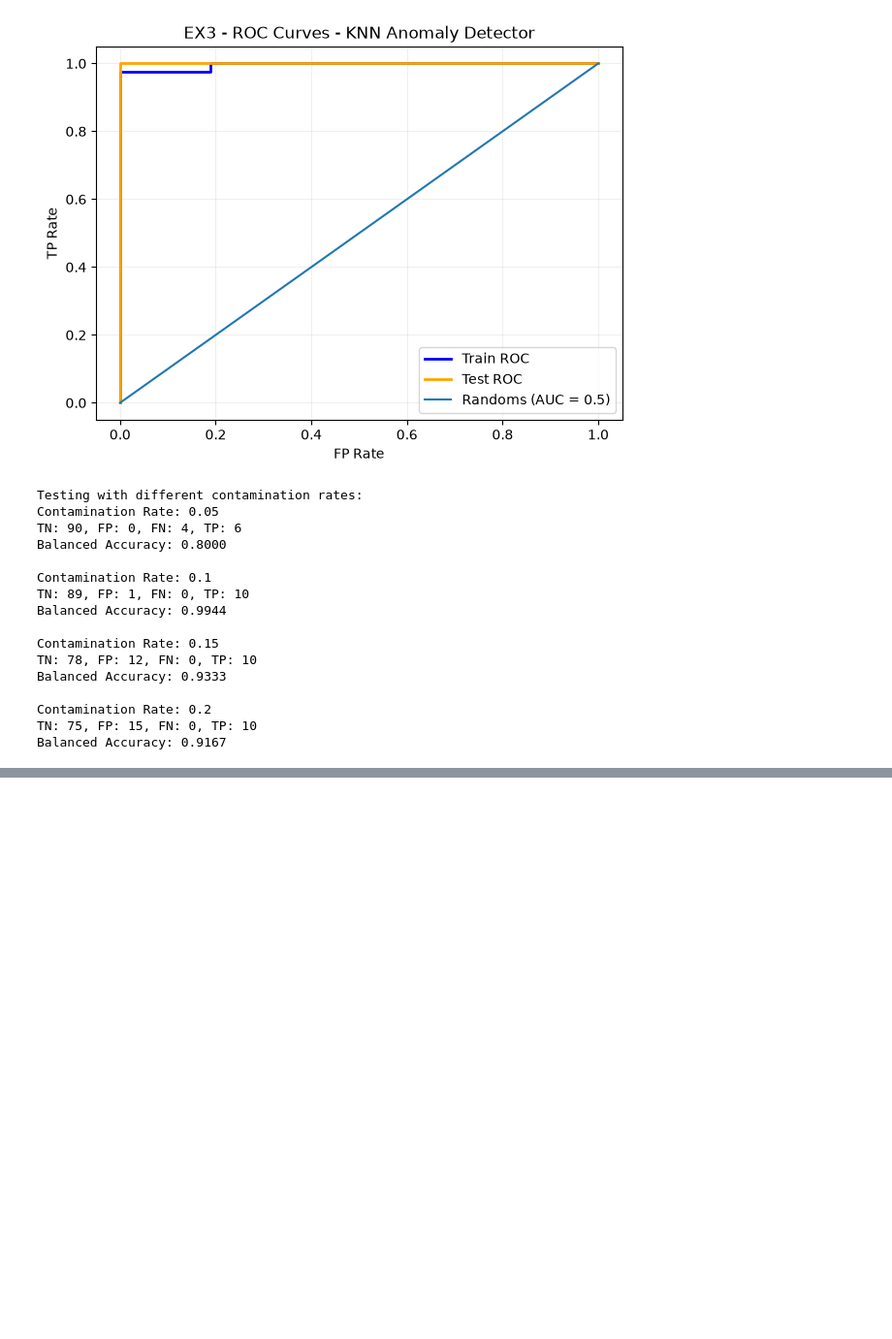
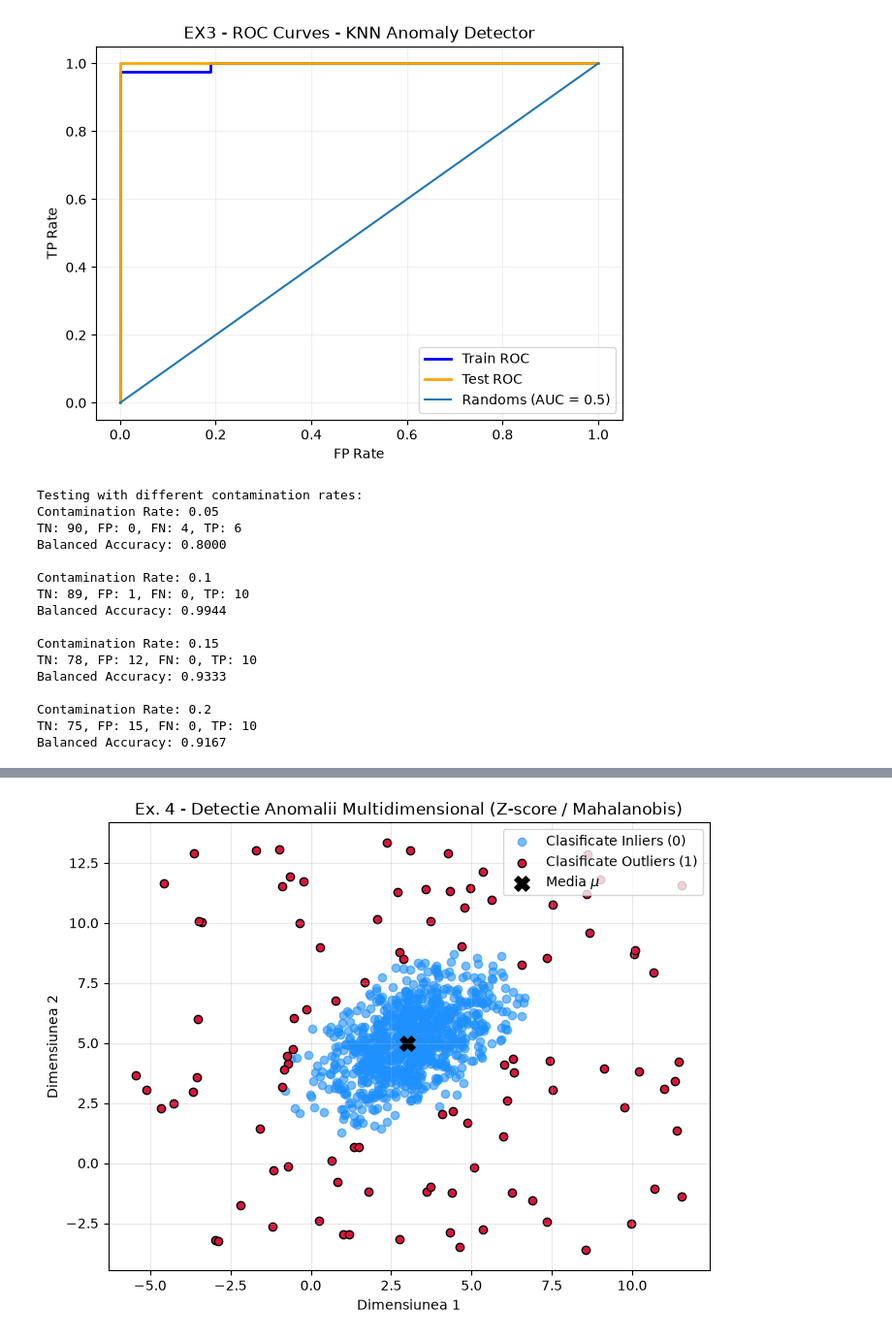
Before and after one commit to MoglanCal1n/UniBuc, a Jupyter notebook: AD/Lab1/lab1.ipynb, the cells around one changed output, grey strips where cells are left out. Shown at 97% size. Saved outputs shown, nothing was run; the diff lists cells and outputs as text; code cells hidden in the pictures; blank space fills up the shorter version.

Commit message:
feat: finalizat tema (cred might have to look over it again). pups

```diff
--- a/AD/Lab1/lab1.ipynb
+++ b/AD/Lab1/lab1.ipynb
@@ -131,0 +167,85 @@ X_train, _, Y_train, _ = generate_data(n_train=1000, n_features=1, contamination
+# %%
+# EX 4
+
+np.random.seed(42)  # pentru reproductibilitate
+
+n_samples = 1000
+contamination = 0.1
+n_outliers = int(n_samples * contamination)
+n_inliers = n_samples - n_outliers
+
+# vectorul medie mu ales arbitrar
+mu = np.array([3.0, 5.0])
+
+# folosim matricea de covarianta Sigma (simetrica si pozitiv definita cum a zis domnul Rusu la curs)
+
+Sigma = np.array([[2.0, 1.0], [1.0, 2.0]])
+
+# descompunerea Cholesky si generarea inliers ilor
+
+# Avem formula Sigma = L * L^T
+L = np.linalg.cholesky(Sigma)
+
+x_standard = np.random.randn(n_inliers, 2)
+
+# din acea formula putem scoate y = L* x + mu
+# pt o matrice de forma (N,2) avem
+# y = (L * X^T)^T + mu = x * L^T + mu
+
+y_inliers = x_standard @ L.T + mu
+
+# generam anomaliile
+
+# pct care nu respecta densitatea normala
+
+low_bound = mu - 4 * np.sqrt(np.diag(Sigma))
+high_bound = mu + 4 * np.sqrt(np.diag(Sigma))
+
+y_outliers = np.random.uniform(low=low_bound - 3, high= high_bound + 3, size=(n_outliers, 2))
+
+# combinam inliers si outliers
+
+x = np.vstack((y_inliers, y_outliers))
+
+y_true = np.hstack([np.zeros(n_inliers, dtype=int), np.ones(n_outliers, dtype=int)])
+
+# calculam z-scores miltidimensionale - distanta mahalanobis
+
+# z_i = sqrt((x_i - mu)^T * Sigma^-1 * (x_i - mu))
+
+inv_Sigma = np.linalg.inv(Sigma)
+
+diff = x - mu
+mahalanobis_sq = np.sum(diff @ inv_Sigma * diff, axis=1)
+
+
+z_scores = np.sqrt(mahalanobis_sq)
+
+# calculam pragul cu np,quantile()
+
+threshold = np.percentile(z_scores, (1 - contamination) * 100)
+
+print(f"Pragul pentru Z-scores multidimensionali este {threshold:.4f}")
+
+y_pred = (z_scores > threshold).astype(int)
+
+# evaluam performanta - pentru ultima oara la aceasta tema
+
+tn, fp, fn, tp = confusion_matrix(y_true, y_pred).ravel()
+bal_acc = balanced_accuracy_score(y_true, y_pred)
+
+print(f"TN: {tn}, FP: {fp}, FN: {fn}, TP: {tp}")
+print(f"Balanced Accuracy: {bal_acc:.4f}\n")
+
+# haideti sa si vizualizam datele ca am capu greu si inteleg mai greu aiae
+plt.figure(figsize=(8, 6))
+plt.scatter(x[y_pred == 0, 0], x[y_pred == 0, 1], c='dodgerblue', alpha=0.6, label='Clasificate Inliers (0)')
+plt.scatter(x[y_pred == 1, 0], x[y_pred == 1, 1], c='crimson', edgecolors='k', label='Clasificate Outliers (1)')
+plt.scatter(mu[0], mu[1], c='black', marker='X', s=120, label=r'Media $\mu$')
+plt.title("Ex. 4 - Detectie Anomalii Multidimensional (Z-score / Mahalanobis)")
+plt.xlabel("Dimensiunea 1")
+plt.ylabel("Dimensiunea 2")
+plt.legend()
+plt.grid(True, alpha=0.3)
+plt.show()
+# %% [output]
@@ -131,0 +255 @@ X_train, _, Y_train, _ = generate_data(n_train=1000, n_features=1, contamination
+[figure, added]
```
Also changed, not shown: parts of 3 cells of this notebook.
